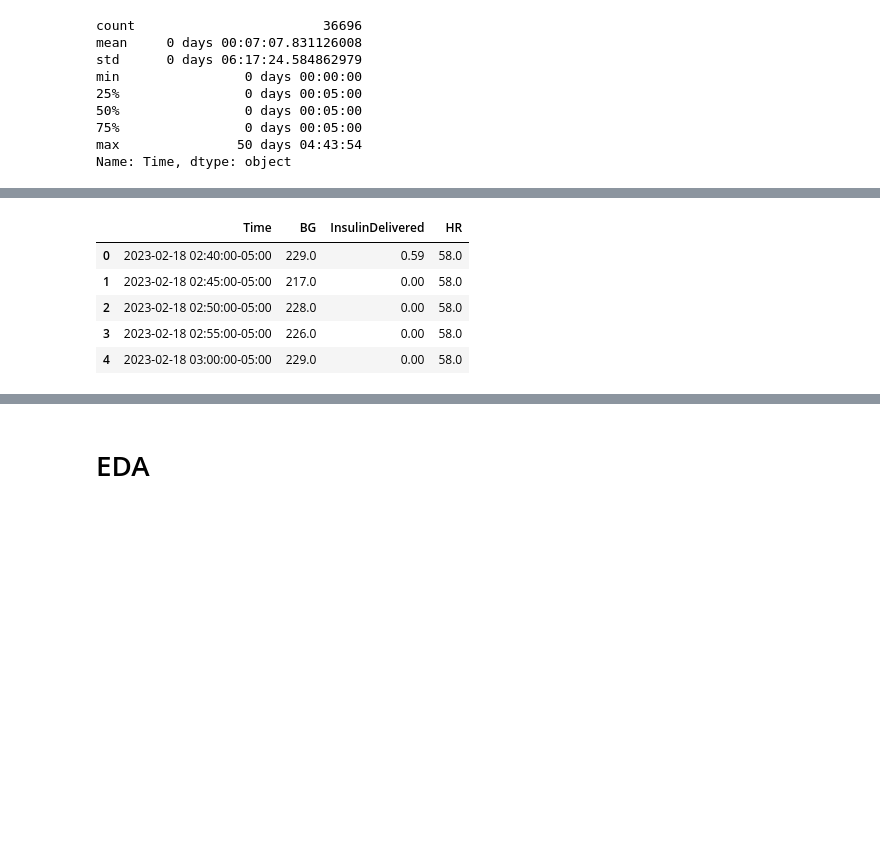
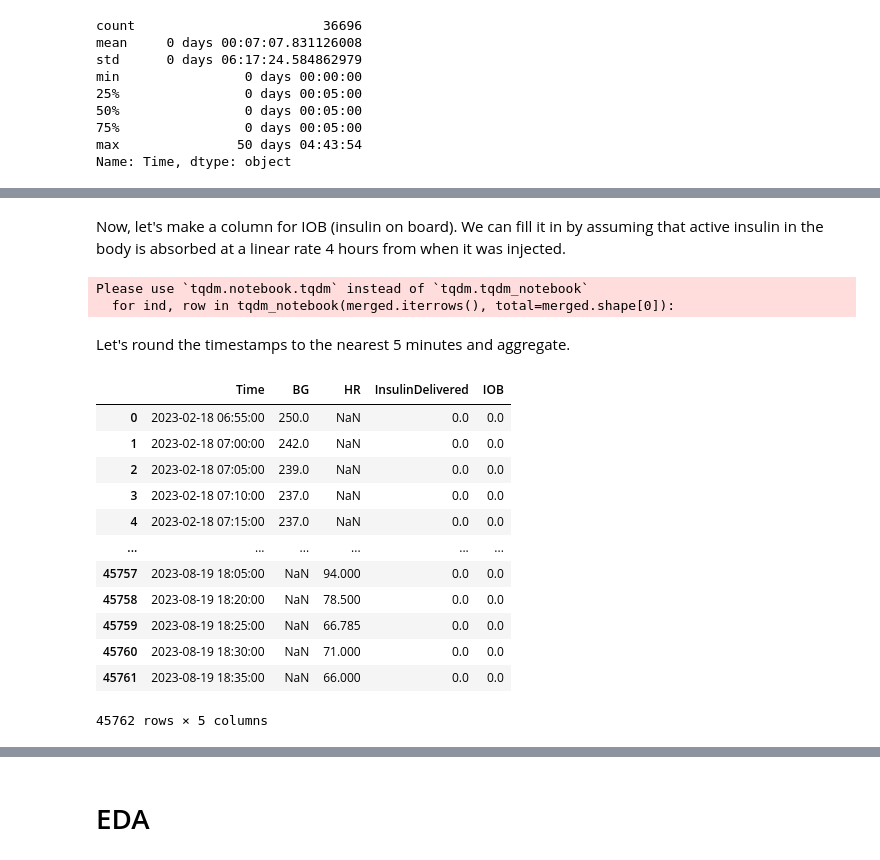
Before and after one commit to amanichopra/rl-based-artificial-pancreas, a Jupyter notebook: EDA & Preprocessing.ipynb, the cells around one changed output, grey strips where cells are left out. Cells and saved outputs as stored; diff of their text form; code cells hidden in the pictures; blank space fills up the shorter version.

```diff
--- a/EDA & Preprocessing.ipynb
+++ b/EDA & Preprocessing.ipynb
@@ -53,6 +56,7 @@ tslim_1 = process_tslim(tslim_1)
 tslim_2 = process_tslim(tslim_2)
 
 hr = process_body_metrics(hr, 'HR')
+hr['Time'] = hr['Time'].dt.tz_localize(None) # remove timezone
 basal_energy = process_body_metrics(basal_energy, 'BE')
 active_energy = process_body_metrics(active_energy, 'AE')
 
@@ -75,6 +77,10 @@ Let's start with BG data and determine an evenly spaced time interval.
 # %%
 bg = pd.concat([bg_1, bg_2]).sort_values('Time')
 tslim = pd.concat([tslim_1, tslim_2]).sort_values('Time')
+
+hr = hr[hr['Time'] > tslim['Time'].min()]
+
+merged = pd.concat([bg, tslim, hr]).sort_values('Time').reset_index(drop=True)
 # %%
 bg['Time'].diff().describe()
 # %% [output]
@@ -162,11 +98,41 @@ hr.head()
-# %%
-final_merged = bg_tslim_merged.merge(hr, how='left', left_on='Time', right_on='Time')
-final_merged = final_merged[~final_merged['InsulinDelivered'].isna()].reset_index(drop=True)
-final_merged.head()
-# %% [output]
-|  | Time | BG | InsulinDelivered | HR |
-| 0 | 2023-02-18 02:40:00-05:00 | 229.0 | 0.59 | 58.0 |
-| 1 | 2023-02-18 02:45:00-05:00 | 217.0 | 0.00 | 58.0 |
-| 2 | 2023-02-18 02:50:00-05:00 | 228.0 | 0.00 | 58.0 |
-| 3 | 2023-02-18 02:55:00-05:00 | 226.0 | 0.00 | 58.0 |
-| 4 | 2023-02-18 03:00:00-05:00 | 229.0 | 0.00 | 58.0 |
+# %% [markdown]
+Now, let's make a column for IOB (insulin on board). We can fill it in by assuming that active insulin in the body is absorbed at a linear rate 4 hours from when it was injected.
+# %%
+merged['IOB'] = 0
+# %%
+def sec_to_hours(sec):
+    return sec / 60 / 60
+
+for ind, row in tqdm_notebook(merged.iterrows(), total=merged.shape[0]):
+    if not np.isnan(row['InsulinDelivered']):
+        lookahead_ind = ind + 1
+        while True:
+            sec_elapsed = (merged.loc[lookahead_ind, 'Time'] - row['Time']).total_seconds()
+            hrs_elapsed = sec_to_hours(sec_elapsed)
+            if hrs_elapsed > 4:
+                break
+            merged.loc[lookahead_ind, 'IOB'] += row['InsulinDelivered'] * (1 - (hrs_elapsed / 4))
+            lookahead_ind += 1
+# %% [output]
+Please use `tqdm.notebook.tqdm` instead of `tqdm.tqdm_notebook`
+  for ind, row in tqdm_notebook(merged.iterrows(), total=merged.shape[0]):
+# %% [markdown]
+Let's round the timestamps to the nearest 5 minutes and aggregate.
+# %%
+merged['Time'] = merged['Time'].dt.round('5min')
+merged = merged.groupby('Time').agg({'BG': np.nanmean, 'HR': np.nanmean, 'InsulinDelivered': np.nansum, 'IOB': lambda x: x.dropna().iloc[-1]}).reset_index()
+merged
+# %% [output]
+|  | Time | BG | HR | InsulinDelivered | IOB |
+| 0 | 2023-02-18 06:55:00 | 250.0 | NaN | 0.0 | 0.0 |
+| 1 | 2023-02-18 07:00:00 | 242.0 | NaN | 0.0 | 0.0 |
+| 2 | 2023-02-18 07:05:00 | 239.0 | NaN | 0.0 | 0.0 |
+| 3 | 2023-02-18 07:10:00 | 237.0 | NaN | 0.0 | 0.0 |
+| 4 | 2023-02-18 07:15:00 | 237.0 | NaN | 0.0 | 0.0 |
+| ... | ... | ... | ... | ... | ... |
+| 45757 | 2023-08-19 18:05:00 | NaN | 94.000 | 0.0 | 0.0 |
+| 45758 | 2023-08-19 18:20:00 | NaN | 78.500 | 0.0 | 0.0 |
+| 45759 | 2023-08-19 18:25:00 | NaN | 66.785 | 0.0 | 0.0 |
+| 45760 | 2023-08-19 18:30:00 | NaN | 71.000 | 0.0 | 0.0 |
+| 45761 | 2023-08-19 18:35:00 | NaN | 66.000 | 0.0 | 0.0 |
+45762 rows × 5 columns
```
Also changed, not shown: parts of 37 cells of this notebook.
